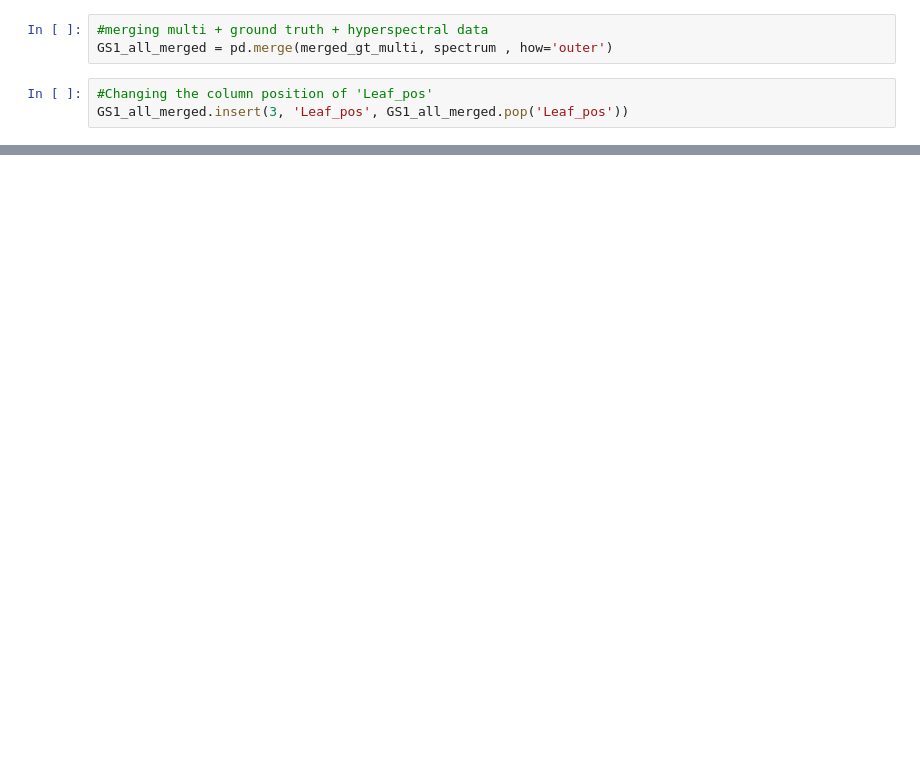
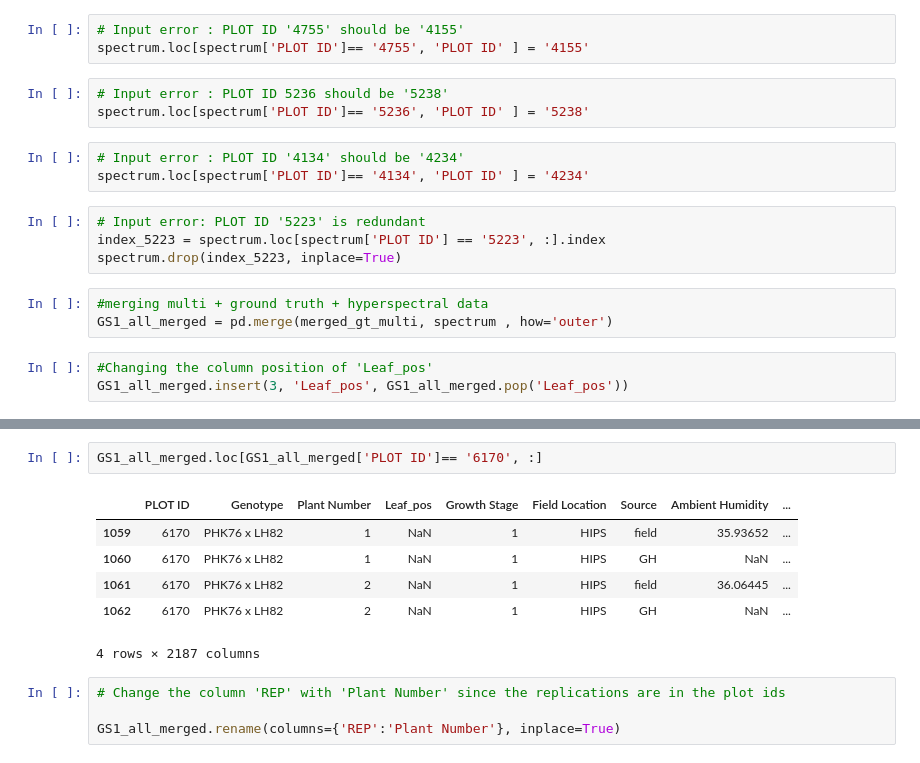
Before and after one commit to distip/Maize_2022_Brooke, a Jupyter notebook: merging.ipynb, the cells around one changed output, grey strips where cells are left out. Drawn from its saved outputs; the diff is of its cells as text; blank space fills up the shorter version.

```diff
--- a/merging.ipynb
+++ b/merging.ipynb
@@ -267,3 +264,16 @@ spectrum['PLOT ID'] = spectrum['PLOT ID'].astype(str)
+# %%
+# Input error : PLOT ID '4755' should be '4155'
+spectrum.loc[spectrum['PLOT ID']== '4755', 'PLOT ID' ] = '4155'
+# %%
+# Input error : PLOT ID 5236 should be '5238'
+spectrum.loc[spectrum['PLOT ID']== '5236', 'PLOT ID' ] = '5238'
+# %%
+# Input error : PLOT ID '4134' should be '4234'
+spectrum.loc[spectrum['PLOT ID']== '4134', 'PLOT ID' ] = '4234'
+# %%
+# Input error: PLOT ID '5223' is redundant
+index_5223 = spectrum.loc[spectrum['PLOT ID'] == '5223', :].index
+spectrum.drop(index_5223, inplace=True)
 # %%
 #merging multi + ground truth + hyperspectral data
 GS1_all_merged = pd.merge(merged_gt_multi, spectrum , how='outer')
@@ -312,0 +323,13 @@ Name: PLOT ID, Length: 146, dtype: int64
+# %%
+GS1_all_merged.loc[GS1_all_merged['PLOT ID']== '6170', :]
+# %% [output]
+|  | PLOT ID | Genotype | Plant Number | Leaf_pos | Growth Stage | Field Location | Source | Ambient Humidity | ... |
+| 1059 | 6170 | PHK76 x LH82 | 1 | NaN | 1 | HIPS | field | 35.93652 | ... |
+| 1060 | 6170 | PHK76 x LH82 | 1 | NaN | 1 | HIPS | GH | NaN | ... |
+| 1061 | 6170 | PHK76 x LH82 | 2 | NaN | 1 | HIPS | field | 36.06445 | ... |
+| 1062 | 6170 | PHK76 x LH82 | 2 | NaN | 1 | HIPS | GH | NaN | ... |
+4 rows × 2187 columns
+# %%
+# Change the column 'REP' with 'Plant Number' since the replications are in the plot ids
+
+GS1_all_merged.rename(columns={'REP':'Plant Number'}, inplace=True)
```
Also changed, not shown: parts of 20 cells of this notebook, 1 other file.
